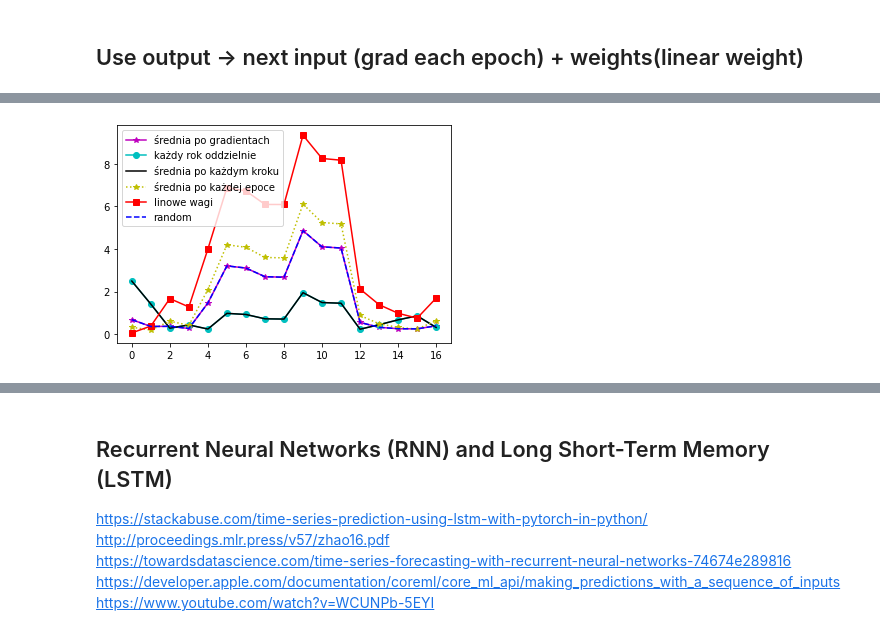
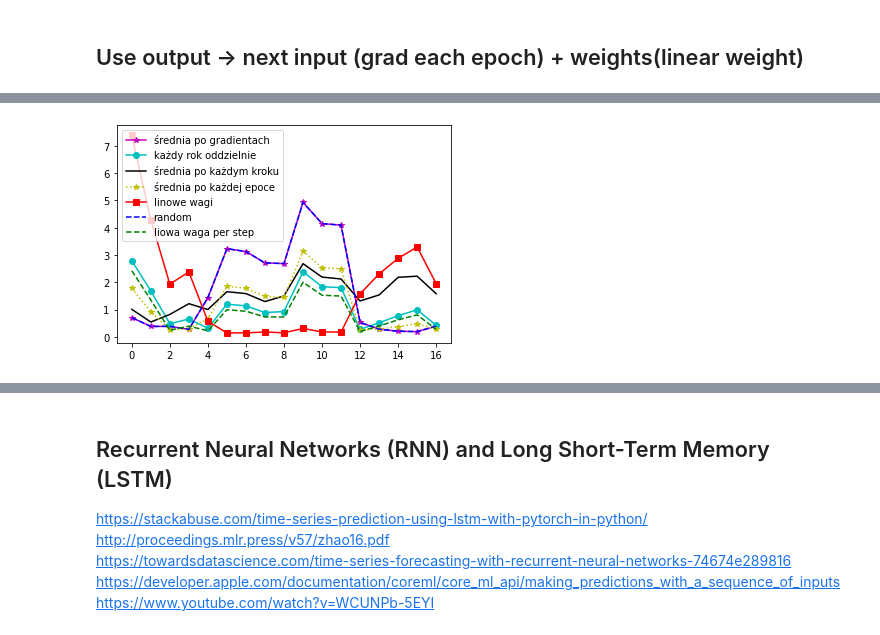
Before and after one commit to MarBry111/Forecast_Election_Poland, a Jupyter notebook: Model_I_3parameters.ipynb, the cells around one changed output, grey strips where cells are left out. Cells and saved outputs as stored; diff of their text form; code cells hidden in the pictures.

```diff
--- a/Model_I_3parameters.ipynb
+++ b/Model_I_3parameters.ipynb
@@ -190,7 +190,7 @@ def model_percent(a,x):
     y = 1 / (1+np.exp(-np.sum(x*a, 1, keepdims=True) ))
     return y
 
-def grad_percent(a,x):
+def grad_percent(a,x,y):
     '''
     INPUT:
     a - vector of weights 16x3
@@ -202,5 +202,11 @@ def grad_percent(a,x):
 
     a = np.repeat(a, d0, 0)
     x = x.reshape(-1, 3)
-    y = a*np.exp(-np.sum(x.dot(a.T),1,keepdims=True)) / (1+np.exp(-np.sum(x.dot(a.T),1,keepdims=True) ))**2
-    return y
+    y = y.reshape(-1, 1)
+    y1 = -(2 *
+          ( y - 1/(1+np.exp(-np.sum(x.dot(a.T),1,keepdims=True))) ) *
+          1/(1+np.exp(-np.sum(x.dot(a.T),1,keepdims=True)))**2 *
+          np.exp(-np.sum(x.dot(a.T),1,keepdims=True)) *
+          x)
+
+    return y1
@@ -378,0 +456,2 @@ loss sum: 29.540818825026143
+# %%
+a_step_wgth = a_tmp
@@ -381,7 +509,6 @@ loss sum: 29.540818825026143
 # %%
-# https://towardsdatascience.com/introduction-to-evolution-strategy-1b78b9d48385
-loss_l = np.inf
-a_wgth = a_tmp
+fig, ax = plt.subplots(nrows=2, ncols=2)
+
 for epoch in range(10**3):
     loss_p = 0
     y = Y[0]
@@ -390,15 +517,30 @@ for epoch in range(10**3):
     for i in range(1,X.shape[0]):
         xi = prepare_input(y)
         y = model_percent(a_wgth,xi)
-        grad += grad_percent(a_wgth,xi)*(i+1)/X.shape[0]
+        grad += grad_percent(a_wgth,xi,Y[i])*(i+1)/X.shape[0]
         loss_p += np.sum((model_percent(a_wgth,xi) - Y[i].reshape(-1,1))**2)
 
     grad = np.sum(grad, axis=0)
+
+    if loss_p > loss_l:
+        print('loss sum:',loss_p)
+        break
     a_wgth = a_wgth - step*grad
-
-    if loss_p > loss_l: break
     loss_l = loss_p
 
     if epoch%100==0:
         print('loss sum:',loss_p)
+        n = epoch//(100)
+        if(n<9):
+            l, o = model(a_wgth,X,Y)
+            ax[n//2,n%2].plot(np.mean(o,1),'b--')
+            ax[n//2,n%2].plot(pool_data_middle['Blue'].values[1:],'b')
+            ax[n//2,n%2].set_ylim(0,1)
+
+plt.show()
+l, o = model(a_wgth,X,Y)
+
+plt.plot(np.mean(o,1),'b--')
+plt.plot(pool_data_middle['Blue'].values[1:],'b')
+plt.ylim(0,1)
 # %% [output]
@@ -411,35 +554,38 @@ loss sum: 23.13994144909753
 # %%
 l_avg, o_avg = model(a_avg,X,Y)
 l_all, o_all = model(a_all,X,Y)
 l_step, o_step = model(a_step,X,Y)
 l_nxt, o_nxt = model(a_nxt,X,Y)
 l_wgth, o_wgth = model(a_wgth,X,Y)
 l_rnd, o_rnd = model(a_tmp,X,Y)
+l_tp_w, o_stp_w = model(a_step_wgth,X,Y)
 
 plt.plot(l_avg,'m-*')
 plt.plot(l_all,'c-o')
 plt.plot(l_step,'k-')
 plt.plot(l_nxt,'y:*')
 plt.plot(l_wgth,'r-s')
 plt.plot(l_rnd,'b--')
+plt.plot(l_tp_w,'g--')
 
 #plt.plot([0,16],[np.mean(l_avg),np.mean(l_avg)],'m--')
 #plt.plot([0,16],[np.mean(l_all),np.mean(l_all)],'c--')
 #plt.plot([0,16],[np.mean(o_step),np.mean(o_step)],'k--')
 #plt.plot([0,16],[np.mean(l_nxt),np.mean(l_nxt)],'y--')
 #plt.plot([0,16],[np.mean(l_wgth),np.mean(l_wgth)],'r--')
 
 plt.legend(['średnia po gradientach',
             'każdy rok oddzielnie',
             'średnia po każdym kroku',
             'średnia po każdej epoce',
             'linowe wagi',
-            'random'
+            'random',
+            'liowa waga per step'
            ])
 
 plt.savefig('model/compare_gradient_outputs.pdf', bbox_inches='tight')#, format='eps')
 # %% [output]
-[figure, old version]
+[figure, new version]
 # %%
 plt.plot(o_avg.mean(1), 'm-o')
 plt.plot(o_all.mean(1), 'c-o')
```
Also changed, not shown: parts of 20 cells of this notebook.
